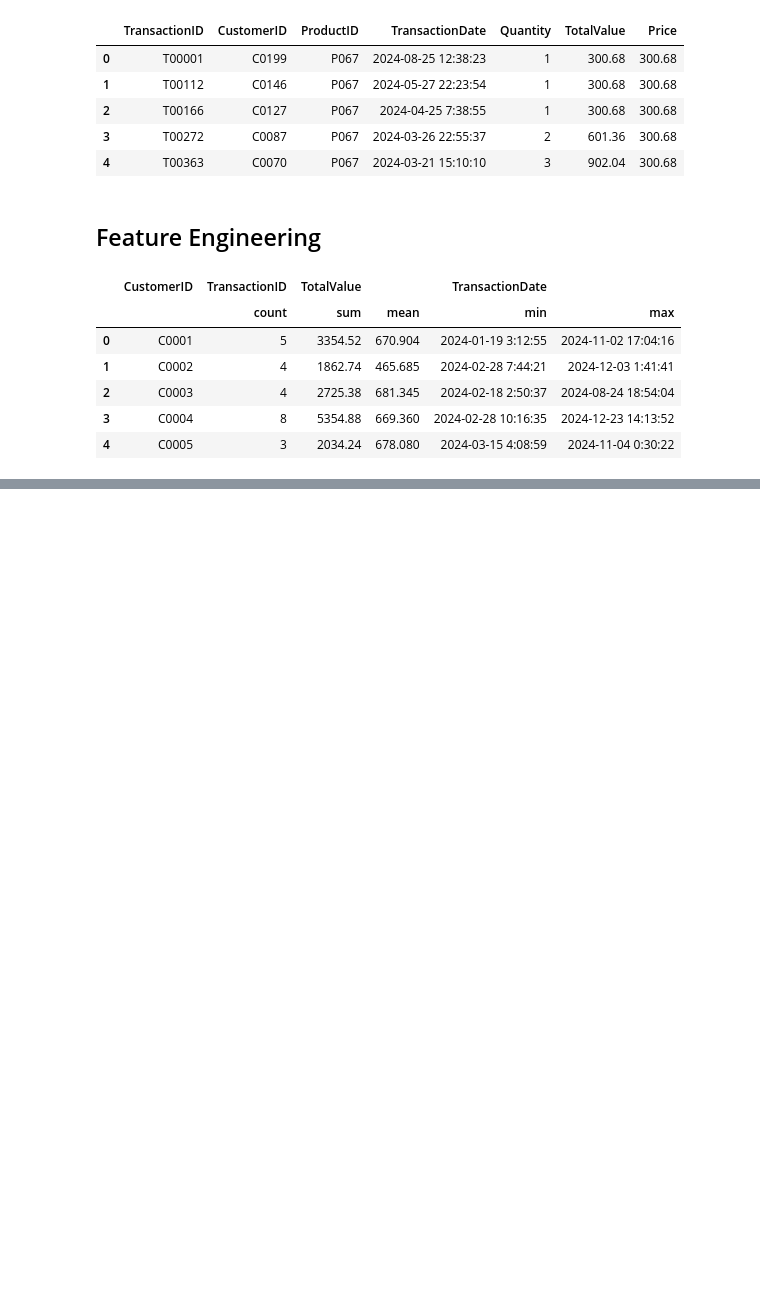
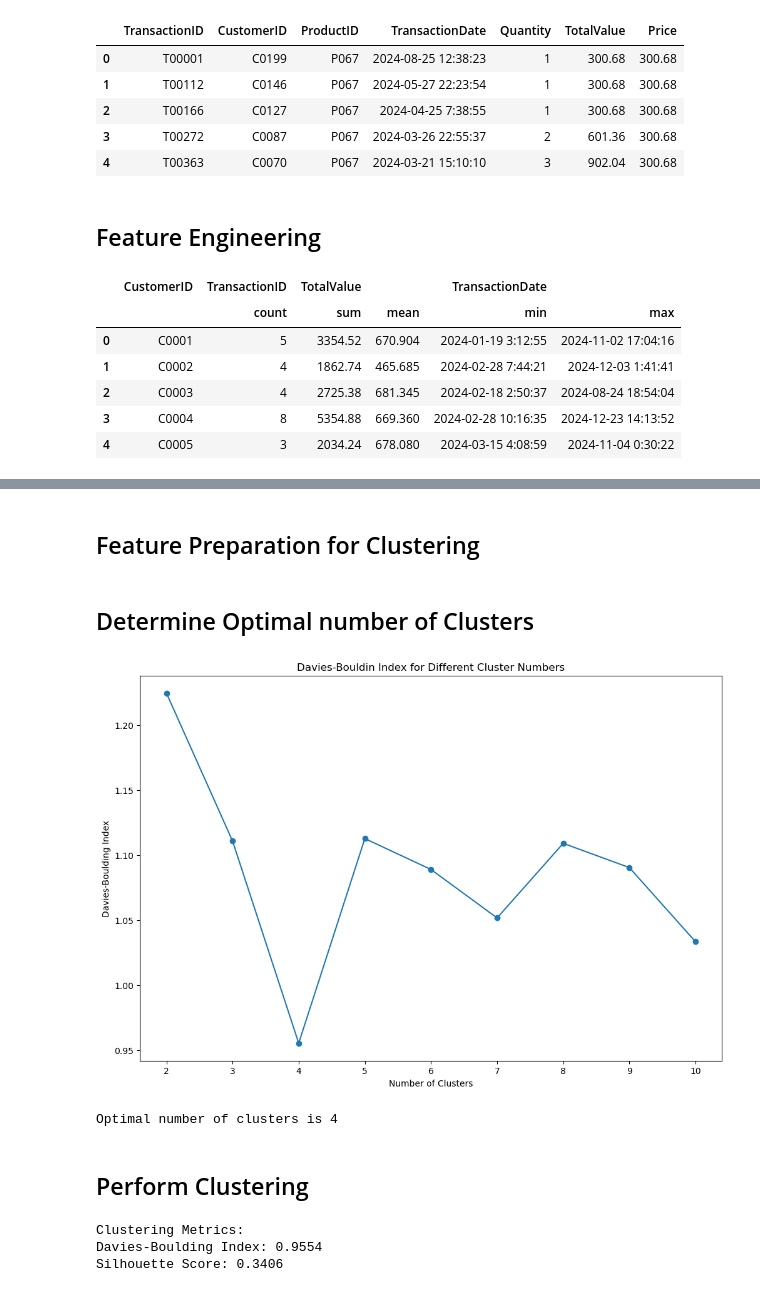
Before and after one commit to TejasShinkar12/eCommerce-Transactions-Analysis-and-Customer-Segmentation, a Jupyter notebook: notebooks/Clustering.ipynb, the cells around one changed output, grey strips where cells are left out. Saved outputs shown, nothing was run; the diff lists cells and outputs as text; code cells hidden in the pictures; blank space fills up the shorter version.

```diff
--- a/notebooks/Clustering.ipynb
+++ b/notebooks/Clustering.ipynb
@@ -63,8 +63,8 @@ transaction_summary.head()
 transaction_summary.columns = [
     'CustomerID',
     'TotalTransactions',
-    'TotalSpend',
-    'AngTransactionValue',
+    'TotalSpent',
+    'AvgTransactionValue',
     'FirstPurchaseDate',
     'LastPurchaseDate'
     ]
@@ -72,6 +72,8 @@ transaction_summary.columns = [
 # calculate how long a customer has been active with the company
 transaction_summary['FirstPurchaseDate'] = pd.to_datetime(transaction_summary['FirstPurchaseDate'])
 transaction_summary['LastPurchaseDate'] = pd.to_datetime(transaction_summary['LastPurchaseDate'])
-transaction_summary['ActiveCustomerDuration'] = transaction_summary['LastPurchaseDate'] - transaction_summary['FirstPurchaseDate']
+transaction_summary['ActiveCustomerDuration'] = (transaction_summary['LastPurchaseDate'] - transaction_summary['FirstPurchaseDate']).dt.days
 # %%
 # Merge customers with transaction summary
+customer_features = pd.merge(customers_df, transaction_summary, on='CustomerID')
+customer_features.head()
@@ -77,0 +87,58 @@ transaction_summary['ActiveCustomerDuration'] = transaction_summary['LastPurchas
+# %% [markdown]
+## Feature Preparation for Clustering
+# %%
+clustering_features = [
+    'TotalTransactions',
+    'TotalSpent',
+    'AvgTransactionValue',
+    'ActiveCustomerDuration'
+]
+
+X = customer_features[clustering_features]
+
+# standardize features
+scaler = StandardScaler()
+X_scaled = scaler.fit_transform(X)
+# %% [markdown]
+## Determine Optimal number of Clusters
+# %%
+# Evalute Clustering using Davies-Boulding Index
+db_indices = []
+n_clusters_range = range(2, 11)
+
+for n_clusters in n_clusters_range:
+    kmeans = KMeans(n_clusters=n_clusters, random_state=42)
+    labels = kmeans.fit_predict(X_scaled)
+    db_index = davies_bouldin_score(X_scaled, labels)
+    db_indices.append(db_index)
+
+# plot DB-Index
+plt.figure(figsize=(12,8))
+plt.plot(n_clusters_range, db_indices, marker='o')
+plt.title('Davies-Bouldin Index for Different Cluster Numbers')
+plt.xlabel('Number of Clusters')
+plt.ylabel('Davies-Boulding Index')
+plt.show()
+
+optimal_clusters = n_clusters_range[np.argmin(db_indices)]
+print(f"Optimal number of clusters is {optimal_clusters}")
+# %% [output]
+[figure, added]
+Optimal number of clusters is 4
+# %% [markdown]
+## Perform Clustering
+# %%
+kmeans = KMeans(n_clusters=optimal_clusters, random_state=42)
+customer_features['Cluster'] = kmeans.fit_predict(X_scaled)
+
+labels = customer_features['Cluster']
+silhouette_score = silhouette_score(X_scaled, labels)
+db_index = davies_bouldin_score(X_scaled, labels)
+
+print("\nClustering Metrics:")
+print(f"Davies-Boulding Index: {db_index:.4f}")
+print(f"Silhouette Score: {silhouette_score:.4f}")
+# %% [output]
+Clustering Metrics:
+Davies-Boulding Index: 0.9554
+Silhouette Score: 0.3406
```
Also changed, not shown: parts of 11 cells of this notebook.
